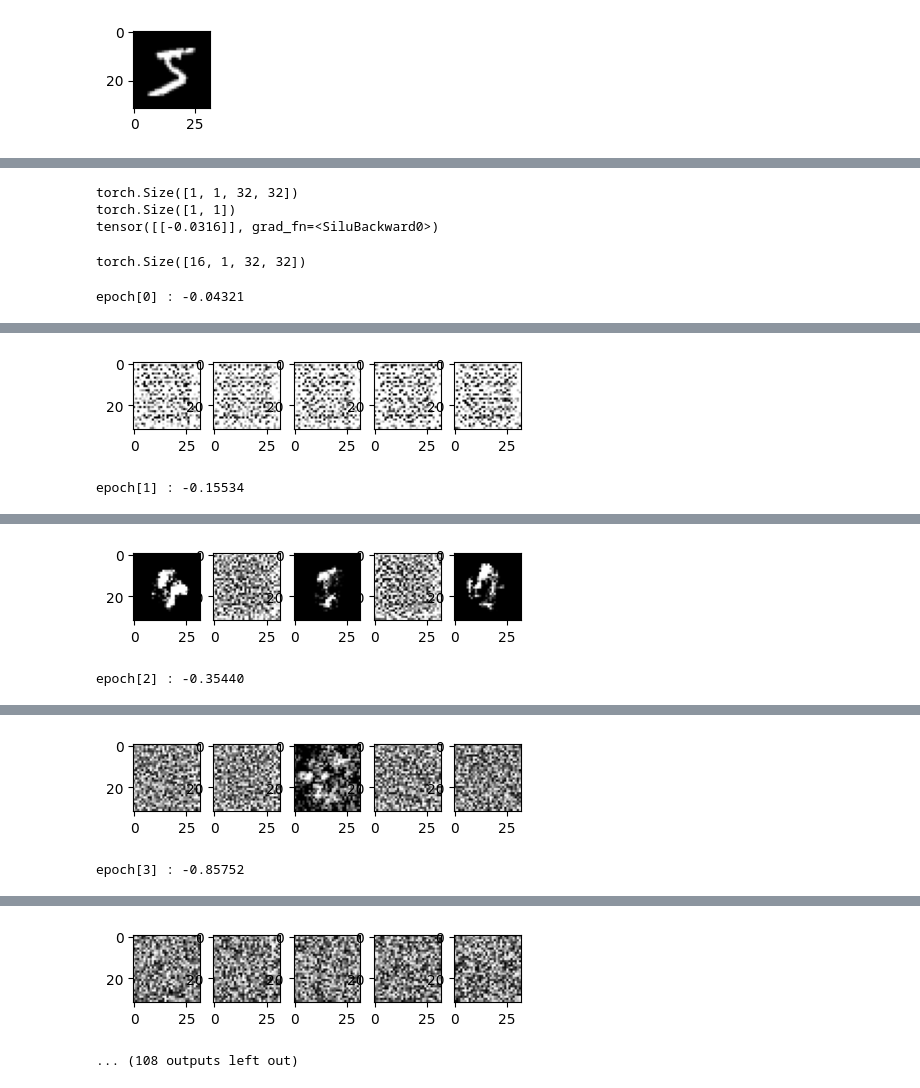
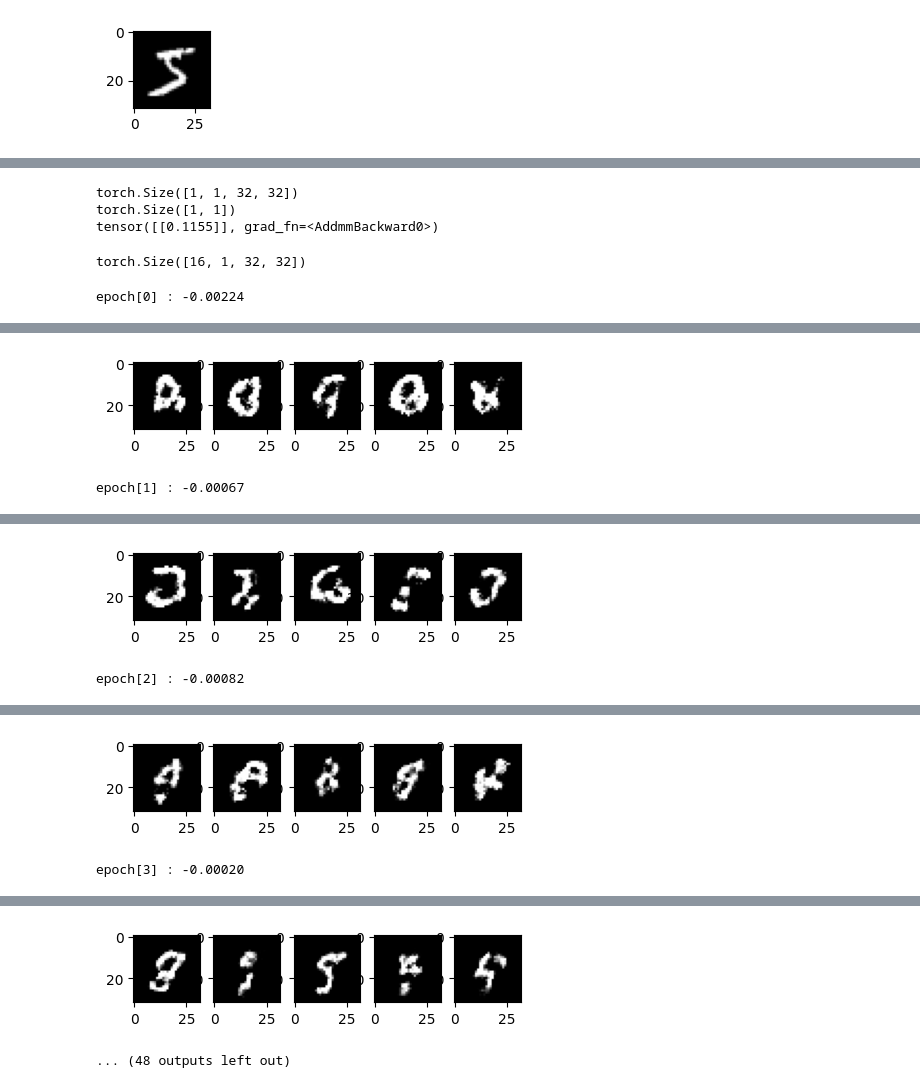
Before and after one commit to joseph-jingi-jung/generative-dl-2nd, a Jupyter notebook: energy.ipynb, the cells around one changed output, grey strips where cells are left out. Saved outputs shown, nothing was run; the diff lists cells and outputs as text; code cells hidden in the pictures.

Commit message:
update energy based model

```diff
--- a/energy.ipynb
+++ b/energy.ipynb
@@ -42,29 +58,24 @@ class Ebm(nn.Module):
         self.conv2 = nn.Conv2d(in_channels=16, out_channels=32, kernel_size=3, stride=2, padding=1)
         self.conv3 = nn.Conv2d(in_channels=32, out_channels=64, kernel_size=3, stride=2, padding=1)
         self.conv4 = nn.Conv2d(in_channels=64, out_channels=64, kernel_size=3, stride=2, padding=1)
-        self.conv5 = nn.Conv2d(in_channels=64, out_channels=64, kernel_size=3, stride=2, padding=1)
         self.flatten = nn.Flatten()
-        self.dense = nn.Linear(in_features=64, out_features=1)
+        self.dense1 = nn.Linear(in_features=256, out_features=64)
+        self.dense2 = nn.Linear(in_features=64, out_features=1)
 
     def forward(self, x):
         out = self.conv1(x)
         out = self.activation(out)
-
         out = self.conv2(out)
         out = self.activation(out)
-
         out = self.conv3(out)
         out = self.activation(out)
-
         out = self.conv4(out)
         out = self.activation(out)
-
-        out = self.conv5(out)
         out = self.activation(out)
-
         out = self.flatten(out)
-        out = self.dense(out)
+        out = self.dense1(out)
         out = self.activation(out)
+        out = self.dense2(out)
 
         return out
 
@@ -77,19 +88,19 @@ print(out)
 # %% [output]
 torch.Size([1, 1, 32, 32])
 torch.Size([1, 1])
-tensor([[-0.0316]], grad_fn=<SiluBackward0>)
+tensor([[0.1155]], grad_fn=<AddmmBackward0>)
 # %%
-def generate_samples(model, inp_imgs, steps, step_size, noise):
+def generate_samples(model, inp_imgs, steps, step_size, noise, return_img_per_step=False):
     imgs_per_step = []
+
     for _ in range(steps):
         # add noise
-        with torch.no_grad():
-            inp_imgs += torch.randn(inp_imgs.shape, device=inp_imgs.device) * noise # noise : stddev
-            inp_imgs = torch.clip(inp_imgs, min=-1.0, max=1.0)
+        inp_imgs += torch.randn(inp_imgs.shape, device=inp_imgs.device) * noise # noise : stddev
+        inp_imgs = torch.clip(inp_imgs, min=-1.0, max=1.0)
 
         # get energy score
         inp_imgs.requires_grad_(True)
-        out_score = -model(inp_imgs)
+        out_score = model(inp_imgs)
 
         # calculate gradiant
         grads = torch.autograd.grad(
@@ -100,12 +111,16 @@ def generate_samples(model, inp_imgs, steps, step_size, noise):
         grads = torch.clip(grads, min=-0.03, max=0.03)
 
         # add gradiant to image
-        with torch.no_grad():
-            inp_imgs += -step_size * grads
-            inp_imgs = torch.clip(inp_imgs, min=-1.0, max=1.0)
-        imgs_per_step.append(inp_imgs)
+        inp_imgs += step_size * grads
+        inp_imgs = torch.clip(inp_imgs, min=-1.0, max=1.0)
+        if return_img_per_step:
+            imgs_per_step.append(inp_imgs.detach())
 
-    return inp_imgs, imgs_per_step
+    inp_imgs = inp_imgs.detach()
+    if return_img_per_step:
+        return inp_imgs, imgs_per_step
+    else:
+        return inp_imgs
 # %%
 # Generating samples from model to train
 class Buffer:
@@ -129,7 +144,7 @@ class Buffer:
         )
         inp_imgs = torch.cat([rand_imgs, old_imgs], dim=0)
         inp_imgs = inp_imgs.to(device)
-        inp_imgs, _ = generate_samples(
+        inp_imgs = generate_samples(
             self.model, inp_imgs, steps, step_size, noise
         )
         self.examples = list(torch.split(inp_imgs, 1, dim=0))  + self.examples
@@ -187,7 +202,7 @@ def train(model, buffer, optimizer, n_epoch, train_dl, test_dl, device):
         loss_history.append(epoch_loss)
 
         model.eval()
-        pbar = tqdm(train_dl, desc=f"train[{epoch}]")
+        pbar = tqdm(train_dl, desc=f"test[{epoch}]")
 
         loss_sum_test = 0
         n_total_test = 0
@@ -204,14 +219,15 @@ def train(model, buffer, optimizer, n_epoch, train_dl, test_dl, device):
 
                 loss_sum_test += loss.item() * x.shape[0]
                 n_total_test += x.shape[0]
+
         epoch_test_loss = loss_sum_test / n_total_test
         print(f"epoch[{epoch}] : test loss - {epoch_test_loss:.5f}")
         loss_test_history.append(epoch_test_loss)
 
+        # test
+        start_imgs = torch.rand([5, 1,32,32], device=device, requires_grad=True) * 2 - 1
 
-        # test
-        start_imgs = torch.rand([5, 1,32,32], device=device) * 2 - 1
-        gen_imgs, _ = generate_samples(model=model, inp_imgs=start_imgs, steps=1000, step_size=10, noise=0.005)
+        gen_imgs = generate_samples(model=model, inp_imgs=start_imgs, steps=1000, step_size=10, noise=0.005)
         gen_imgs = gen_imgs.squeeze().detach().cpu().numpy()
         fig, axs = plt.subplots(nrows=1, ncols=5, figsize=(5,1))
         for i in range(5):
@@ -228,6 +244,6 @@ buffer = Buffer(model, batch_size, device)
 optimizer = torch.optim.Adam(model.parameters(), lr=1e-4)
 dl = DataLoader(dataset=train_dataset, batch_size=batch_size, shuffle=True)
 test_dl = DataLoader(dataset=test_dataset, batch_size=batch_size, shuffle=False)
-loss_history = train(model, buffer, optimizer, 50, dl, test_dl, device)
+loss_history = train(model, buffer, optimizer, 20, dl, test_dl, device)
 # %% [output]
-epoch[0] : -0.04321
+epoch[0] : -0.00224
@@ -235,2 +251,2 @@ epoch[0] : test loss - -0.00922
-[figure, old version]
+[figure, new version]
-epoch[1] : -0.15534
+epoch[1] : -0.00067
@@ -238,2 +254,2 @@ epoch[1] : test loss - -0.11313
-[figure, old version]
+[figure, new version]
-epoch[2] : -0.35440
+epoch[2] : -0.00082
@@ -241,2 +257,2 @@ epoch[2] : test loss - -0.37658
-[figure, old version]
+[figure, new version]
-epoch[3] : -0.85752
+epoch[3] : -0.00020
@@ -244,2 +260,2 @@ epoch[3] : test loss - -0.87841
-[figure, old version]
+[figure, new version]
-... (108 outputs left out)
+... (48 outputs left out)
```
Also changed, not shown: parts of 4 cells of this notebook.
